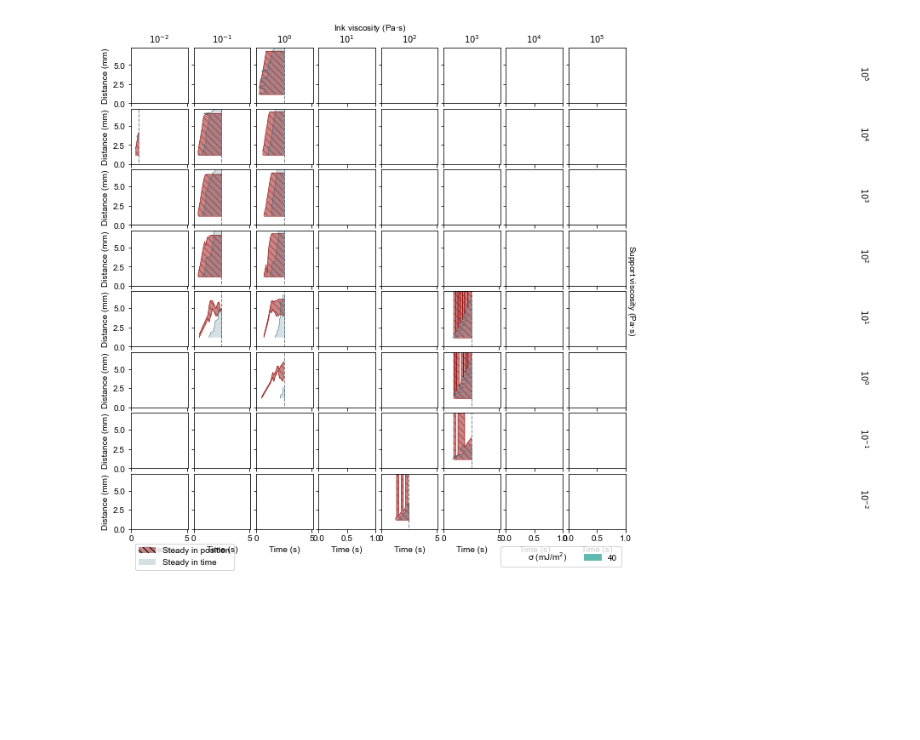
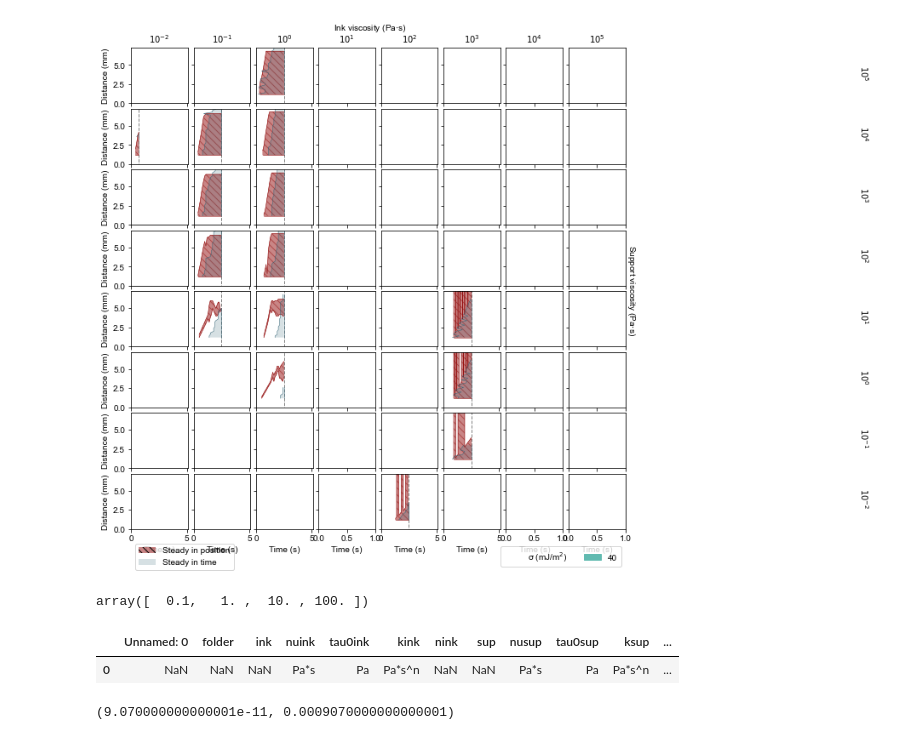
Before and after one commit to usnistgov/openfoamEmbedded3DP, a Jupyter notebook: pythonscripts/interfacemetrics_viscsweep.ipynb, the cells around one changed output. Saved outputs shown, nothing was run; the diff lists cells and outputs as text; code cells hidden in the pictures; blank space fills up the shorter version.

```diff
--- a/pythonscripts/interfacemetrics_viscsweep.ipynb
+++ b/pythonscripts/interfacemetrics_viscsweep.ipynb
@@ -230,0 +244,13 @@ intm.exportIm(os.path.join(EXPORTFOLDER, 'correlations'), fig)
+# %%
+d[d.dP<0].nusup.unique()
+# %% [output]
+array([  0.1,   1. ,  10. , 100. ])
+# %%
+u
+# %% [output]
+|  | Unnamed: 0 | folder | ink | nuink | tau0ink | kink | nink | sup | nusup | tau0sup | ksup | ... |
+| 0 | NaN | NaN | NaN | Pa*s | Pa | Pa*s^n | NaN | NaN | Pa*s | Pa | Pa*s^n | ... |
+# %%
+d.sup_Re.min(), d.sup_Re.max()
+# %% [output]
+(9.070000000000001e-11, 0.0009070000000000001)
```
Also changed, not shown: parts of 11 cells of this notebook, 4 other files.
